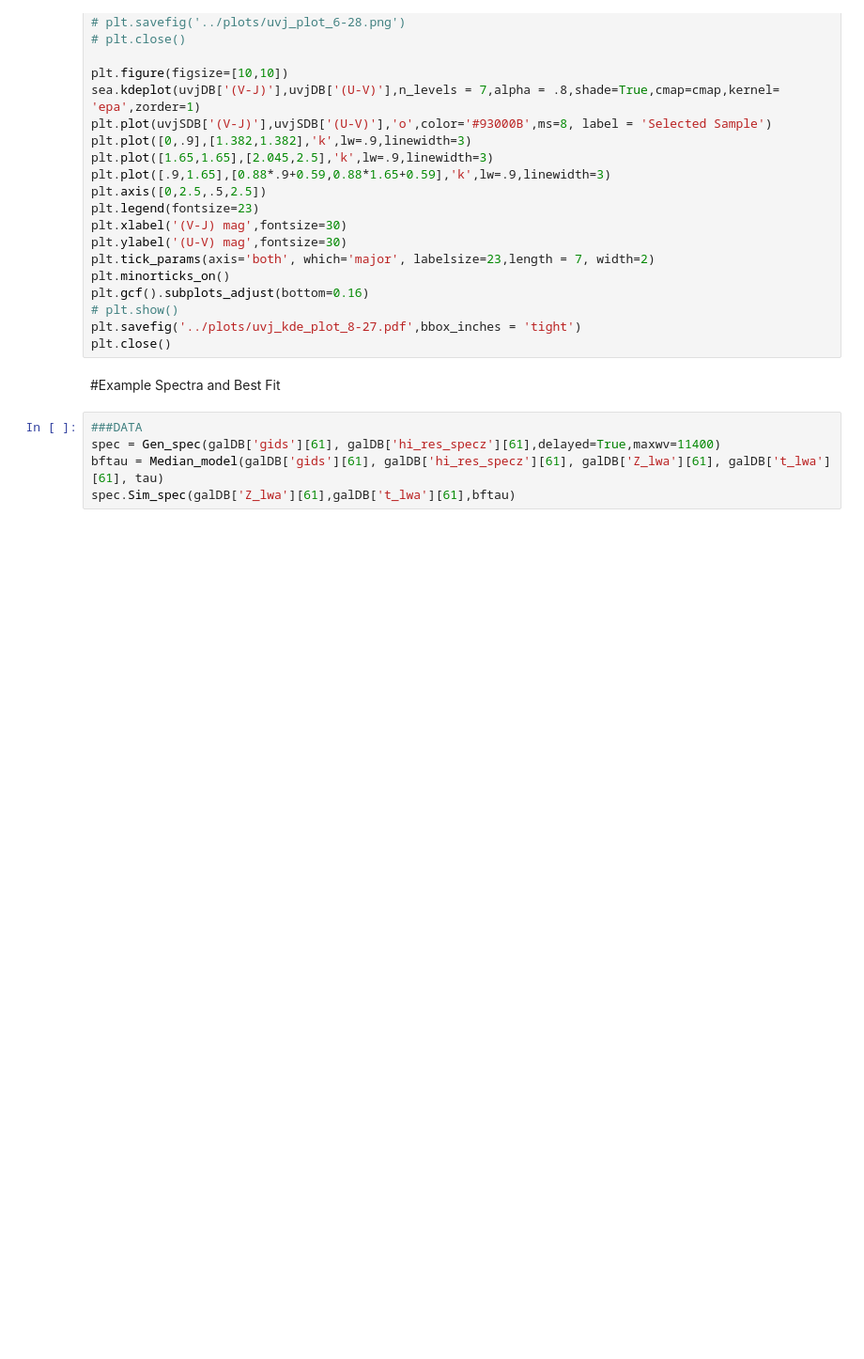
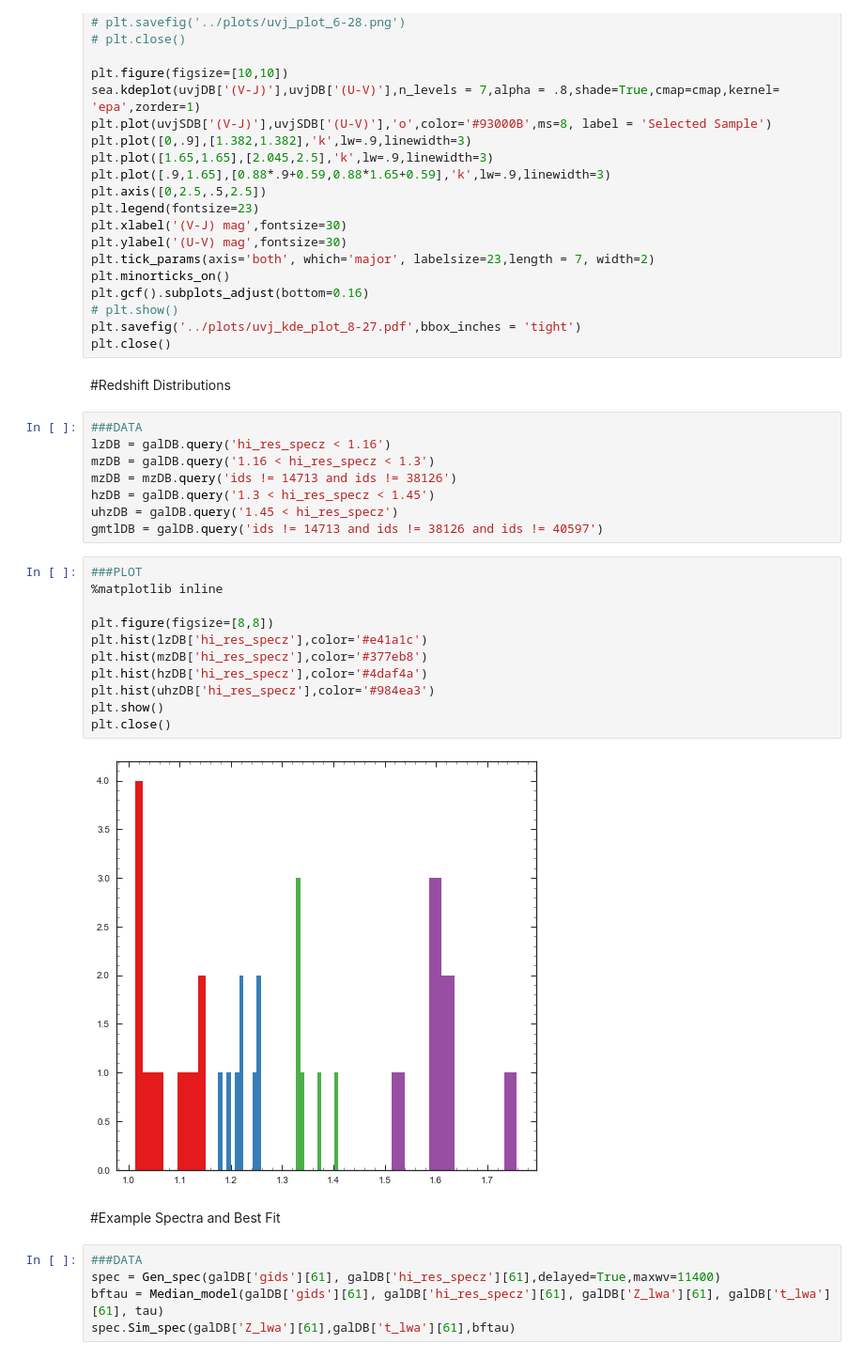
Before and after one commit to Vince-ec/Quiescent_analysis, a Jupyter notebook: scripts/important_plots.ipynb, the cells around one changed output. Shown at 94% size. Cells and saved outputs as stored; diff of their text form; blank space fills up the shorter version.

Commit message:
oct 26-added plots

```diff
--- a/scripts/important_plots.ipynb
+++ b/scripts/important_plots.ipynb
@@ -101,6 +101,29 @@ plt.gcf().subplots_adjust(bottom=0.16)
 # plt.show()
 plt.savefig('../plots/uvj_kde_plot_8-27.pdf',bbox_inches = 'tight')
 plt.close()
+# %% [markdown]
+#Redshift Distributions
+# %%
+###DATA
+lzDB = galDB.query('hi_res_specz < 1.16')
+mzDB = galDB.query('1.16 < hi_res_specz < 1.3')
+mzDB = mzDB.query('ids != 14713 and ids != 38126')
+hzDB = galDB.query('1.3 < hi_res_specz < 1.45')
+uhzDB = galDB.query('1.45 < hi_res_specz')
+gmtlDB = galDB.query('ids != 14713 and ids != 38126 and ids != 40597')
+# %%
+###PLOT
+%matplotlib inline
+
+plt.figure(figsize=[8,8])
+plt.hist(lzDB['hi_res_specz'],color='#e41a1c')
+plt.hist(mzDB['hi_res_specz'],color='#377eb8')
+plt.hist(hzDB['hi_res_specz'],color='#4daf4a')
+plt.hist(uhzDB['hi_res_specz'],color='#984ea3')
+plt.show()
+plt.close()
+# %% [output]
+[figure, added]
 # %% [markdown]
 #Example Spectra and Best Fit
 # %%
```
Also changed, not shown: parts of 1 cell of this notebook, 2 other files.
